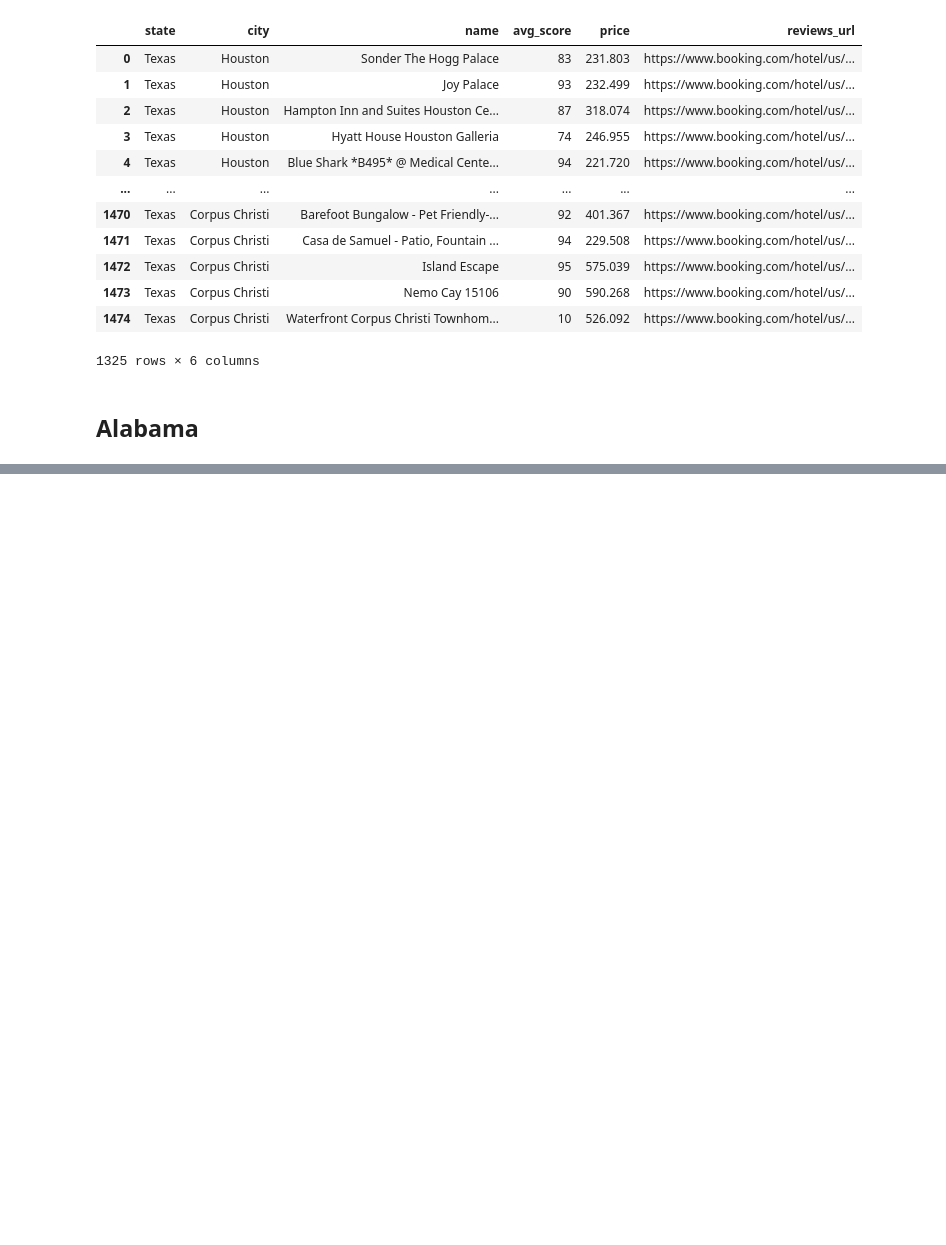
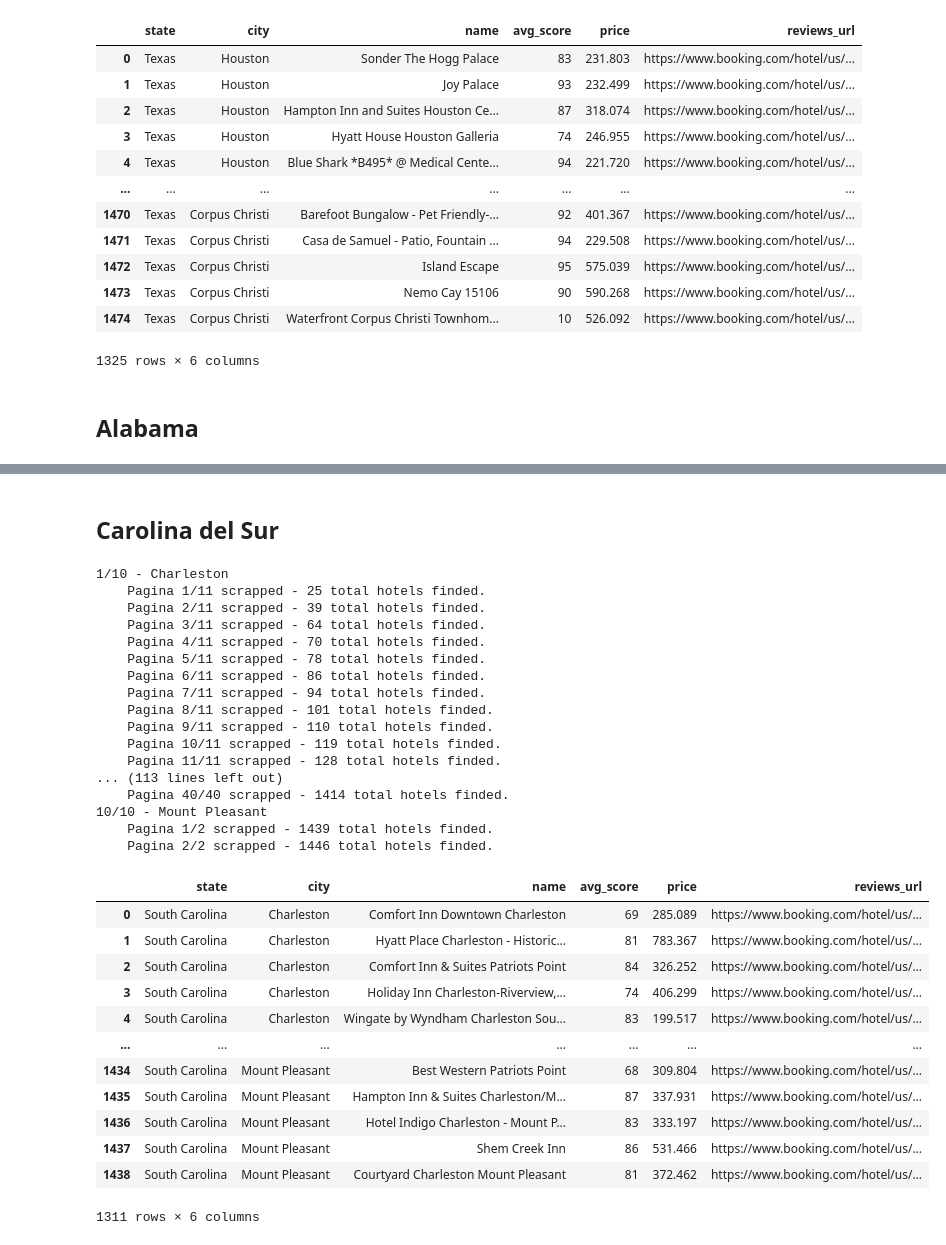
Before and after one commit to LeonardoCostaH/PF_DS_YELP, a Jupyter notebook: scrapping/02_hotels.ipynb, the cells around one changed output, grey strips where cells are left out. Saved outputs shown, nothing was run; the diff lists cells and outputs as text; code cells hidden in the pictures; blank space fills up the shorter version.

```diff
--- a/scrapping/02_hotels.ipynb
+++ b/scrapping/02_hotels.ipynb
@@ -690,0 +826,36 @@ NameError: name 'scrape' is not defined
+# %% [markdown]
+## Carolina del Sur
+# %%
+carolinadelsur_hotels = scrape("SC")
+carolinadelsur_hotels
+# %% [output]
+1/10 - Charleston
+    Pagina 1/11 scrapped - 25 total hotels finded.
+    Pagina 2/11 scrapped - 39 total hotels finded.
+    Pagina 3/11 scrapped - 64 total hotels finded.
+    Pagina 4/11 scrapped - 70 total hotels finded.
+    Pagina 5/11 scrapped - 78 total hotels finded.
+    Pagina 6/11 scrapped - 86 total hotels finded.
+    Pagina 7/11 scrapped - 94 total hotels finded.
+    Pagina 8/11 scrapped - 101 total hotels finded.
+    Pagina 9/11 scrapped - 110 total hotels finded.
+    Pagina 10/11 scrapped - 119 total hotels finded.
+    Pagina 11/11 scrapped - 128 total hotels finded.
+... (113 lines left out)
+    Pagina 40/40 scrapped - 1414 total hotels finded.
+10/10 - Mount Pleasant
+    Pagina 1/2 scrapped - 1439 total hotels finded.
+    Pagina 2/2 scrapped - 1446 total hotels finded.
+|  | state | city | name | avg_score | price | reviews_url |
+| 0 | South Carolina | Charleston | Comfort Inn Downtown Charleston | 69 | 285.089 | https://www.booking.com/hotel/us/... |
+| 1 | South Carolina | Charleston | Hyatt Place Charleston - Historic... | 81 | 783.367 | https://www.booking.com/hotel/us/... |
+| 2 | South Carolina | Charleston | Comfort Inn & Suites Patriots Point | 84 | 326.252 | https://www.booking.com/hotel/us/... |
+| 3 | South Carolina | Charleston | Holiday Inn Charleston-Riverview,... | 74 | 406.299 | https://www.booking.com/hotel/us/... |
+| 4 | South Carolina | Charleston | Wingate by Wyndham Charleston Sou... | 83 | 199.517 | https://www.booking.com/hotel/us/... |
+| ... | ... | ... | ... | ... | ... | ... |
+| 1434 | South Carolina | Mount Pleasant | Best Western Patriots Point | 68 | 309.804 | https://www.booking.com/hotel/us/... |
+| 1435 | South Carolina | Mount Pleasant | Hampton Inn & Suites Charleston/M... | 87 | 337.931 | https://www.booking.com/hotel/us/... |
+| 1436 | South Carolina | Mount Pleasant | Hotel Indigo Charleston - Mount P... | 83 | 333.197 | https://www.booking.com/hotel/us/... |
+| 1437 | South Carolina | Mount Pleasant | Shem Creek Inn | 86 | 531.466 | https://www.booking.com/hotel/us/... |
+| 1438 | South Carolina | Mount Pleasant | Courtyard Charleston Mount Pleasant | 81 | 372.462 | https://www.booking.com/hotel/us/... |
+1311 rows × 6 columns
```
Also changed, not shown: parts of 52 cells of this notebook, 20 other files.
